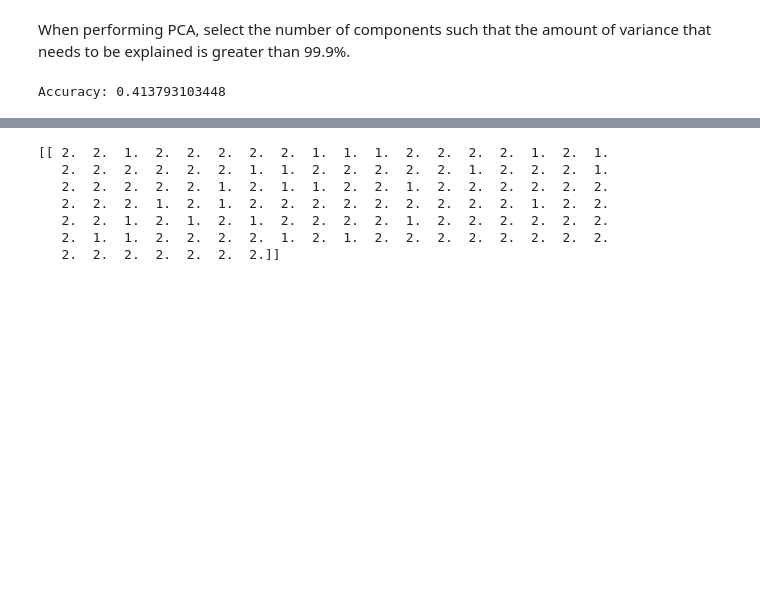
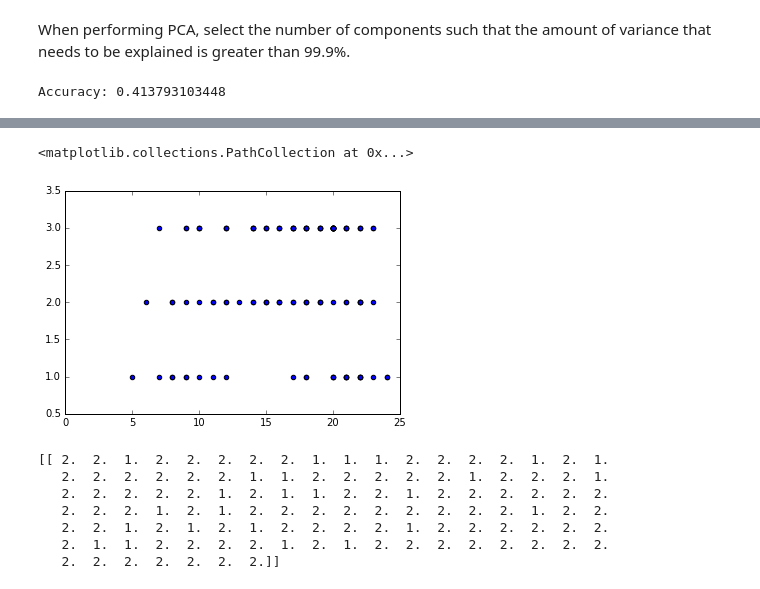
Before and after one commit to paola-g/iq_prediction, a Jupyter notebook: knn_class.ipynb, the cells around one changed output, grey strips where cells are left out. Saved outputs shown, nothing was run; the diff lists cells and outputs as text; code cells hidden in the pictures; blank space fills up the shorter version.

```diff
--- a/knn_class.ipynb
+++ b/knn_class.ipynb
@@ -236,3 +236,8 @@ Accuracy: 0.425287356322
+# %%
+plt.scatter(np.ravel(gF),predictions)
+# %% [output]
+<matplotlib.collections.PathCollection at 0x...>
+[figure, added]
 # %%
 # pca + knn on finn's data
 print(np.transpose(predictions))
```
Also changed, not shown: parts of 19 cells of this notebook, 6 other files.
